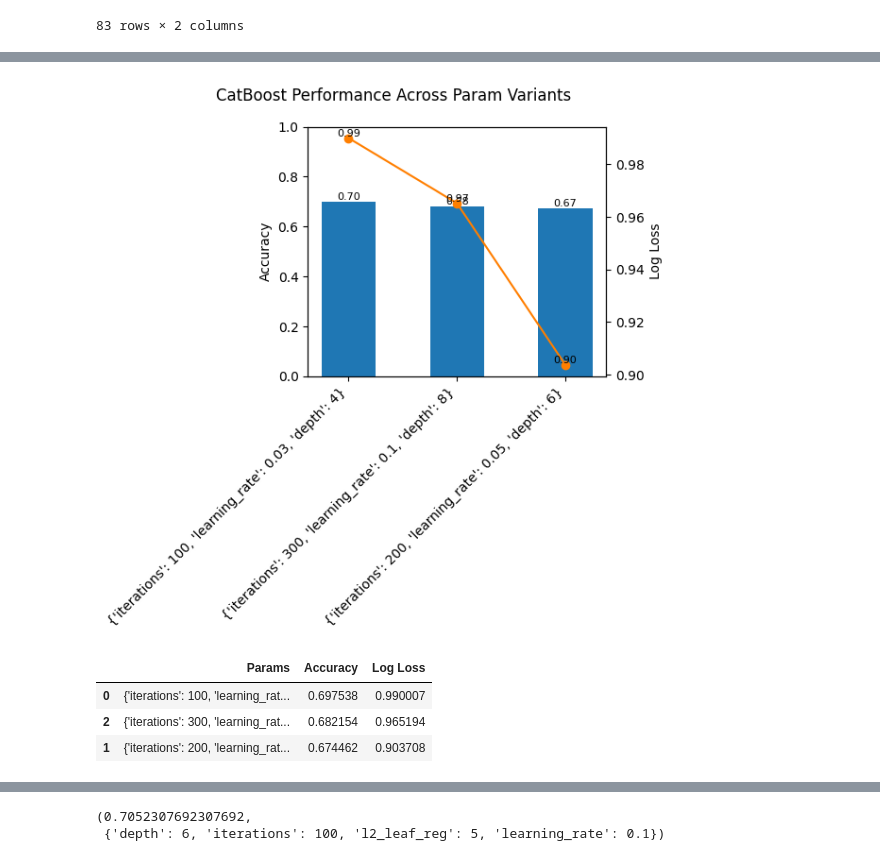
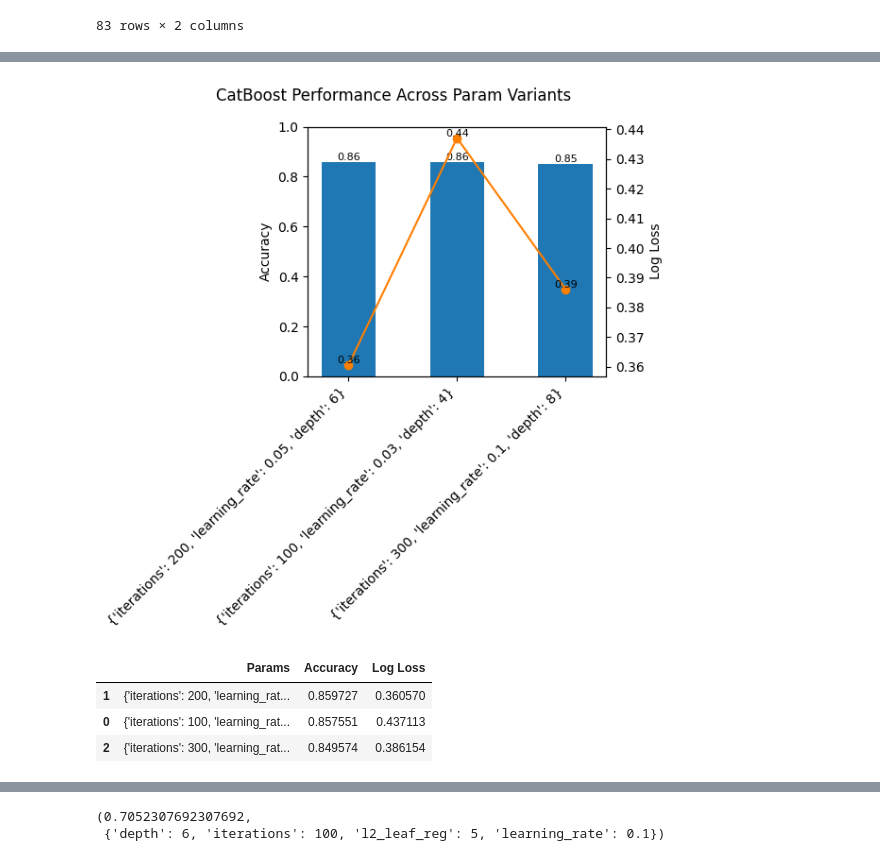
Before and after one commit to Chengxuan-Li/USBuildingArchetypes, a Jupyter notebook: workflow/clustering/250517_fixing.ipynb, the cells around one changed output, grey strips where cells are left out. Cells and saved outputs as stored; diff of their text form; code cells hidden in the pictures.

```diff
--- a/workflow/clustering/250517_fixing.ipynb
+++ b/workflow/clustering/250517_fixing.ipynb
@@ -70,7 +70,7 @@ df_computed.groupby(
 |  | 5 | 2185.886938 | 2 |
 83 rows × 2 columns
 # %%
-subset_criteria = {'IECC_climate_code': '6A', 'TYPEHUQ': 3}
+subset_criteria = {'IECC_climate_code': '5A', 'TYPEHUQ': 2}
 fig, axes = plt.subplots(1, 5, figsize=(15, 4), layout='constrained')
 da, metrics = cluster_subset(categorical_columns, continuous_columns, subset_criteria, evaluate_gmm, fig, axes, axpos=0)
 # %% [output]
@@ -144,11 +120,11 @@ evaluate_mls_kfold(metrics[4], da.index)
 importlib.reload(clustering)
 from clustering import evaluate_catboost, tune_catboost
 # %%
-evaluate_catboost(metrics[4], da.index)
+evaluate_catboost(metrics[5], da.index)
 # %% [output]
-[figure, old version]
+[figure, new version]
 |  | Params | Accuracy | Log Loss |
-| 0 | {'iterations': 100, 'learning_rat... | 0.697538 | 0.990007 |
-| 2 | {'iterations': 300, 'learning_rat... | 0.682154 | 0.965194 |
-| 1 | {'iterations': 200, 'learning_rat... | 0.674462 | 0.903708 |
+| 1 | {'iterations': 200, 'learning_rat... | 0.859727 | 0.360570 |
+| 0 | {'iterations': 100, 'learning_rat... | 0.857551 | 0.437113 |
+| 2 | {'iterations': 300, 'learning_rat... | 0.849574 | 0.386154 |
 # %%
```
Also changed, not shown: parts of 7 cells of this notebook, 2 other files.
